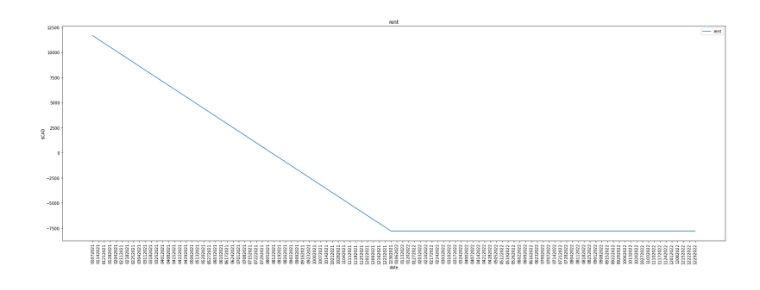
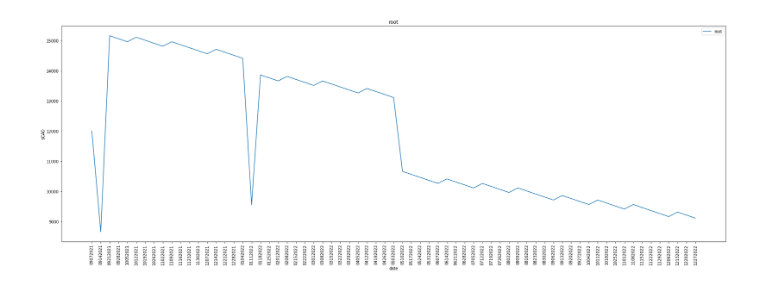
Before and after one commit to mxpoch/PCF, a Jupyter notebook: PCF.ipynb, the cells around one changed output. Saved outputs shown, nothing was run; the diff lists cells and outputs as text; code cells hidden in the pictures.

```diff
--- a/PCF.ipynb
+++ b/PCF.ipynb
@@ -191,5 +238,5 @@ from oauth2client.client import GoogleCredentials
 auth.authenticate_user()
 gc = gspread.authorize(GoogleCredentials.get_application_default())
 # %%
-gsheet = 'INSERT GOOGLE SHEET LINK HERE'
+gsheet = 'GOOGLE SHEET GOES HERE'
 CF = CashFlow(gc, gsheet)
@@ -213,4 +245,4 @@ Nodes per Month:
 # %%
-CF.visualize_range(['rent'], '01012021', '12312022', 7)
+CF.visualize_range(['root'], '09012021', '12312022', 7)
 # %% [output]
-[figure, old version]
+[figure, new version]
```
Also changed, not shown: parts of 4 cells of this notebook.
